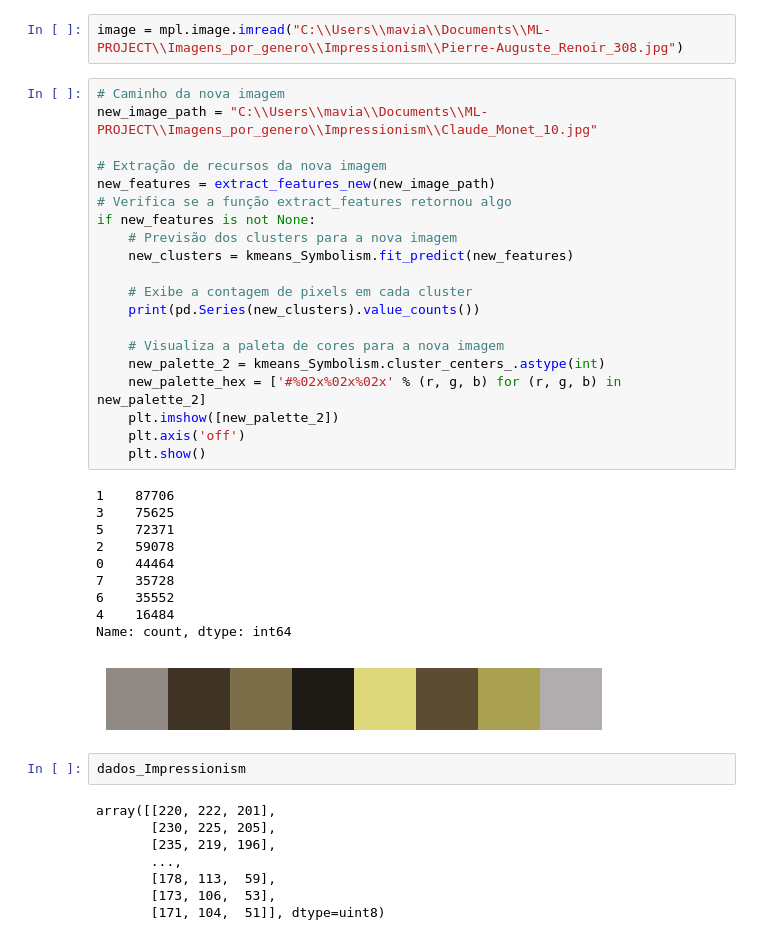
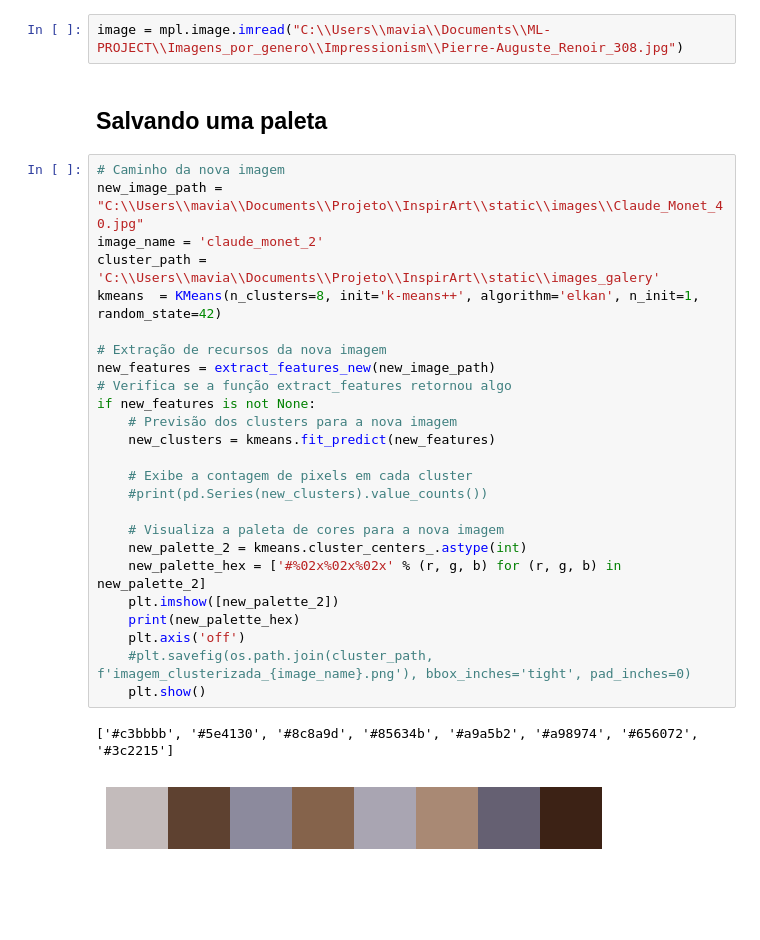
Before and after one commit to IDFMaviana/InspirArt, a Jupyter notebook: notebook - vizualizart inicial.ipynb, the cells around one changed output. Cells and saved outputs as stored; diff of their text form; blank space fills up the shorter version.

Commit message:
-estagios finais do projeto

```diff
--- a/notebook - vizualizart inicial.ipynb
+++ b/notebook - vizualizart inicial.ipynb
@@ -310,44 +306,33 @@ Paleta de Cores (Hex): ['#904c2f', '#ded9d3', '#423835', '#8e96a2', '#ceb18d', '
 salva_modelo(kmeans_Symbolism,'Symbolism')
 # %%
 image = mpl.image.imread("C:\\Users\\mavia\\Documents\\ML-PROJECT\\Imagens_por_genero\\Impressionism\\Pierre-Auguste_Renoir_308.jpg")
+# %% [markdown]
+## Salvando uma paleta
 # %%
 # Caminho da nova imagem
-new_image_path = "C:\\Users\\mavia\\Documents\\ML-PROJECT\\Imagens_por_genero\\Impressionism\\Claude_Monet_10.jpg"
+new_image_path = "C:\\Users\\mavia\\Documents\\Projeto\\InspirArt\\static\\images\\Claude_Monet_40.jpg"
+image_name = 'claude_monet_2'
+cluster_path = 'C:\\Users\\mavia\\Documents\\Projeto\\InspirArt\\static\\images_galery'
+kmeans  = KMeans(n_clusters=8, init='k-means++', algorithm='elkan', n_init=1, random_state=42)
 
 # Extração de recursos da nova imagem
 new_features = extract_features_new(new_image_path)
 # Verifica se a função extract_features retornou algo
 if new_features is not None:
     # Previsão dos clusters para a nova imagem
-    new_clusters = kmeans_Symbolism.fit_predict(new_features)
+    new_clusters = kmeans.fit_predict(new_features)
 
     # Exibe a contagem de pixels em cada cluster
-    print(pd.Series(new_clusters).value_counts())
+    #print(pd.Series(new_clusters).value_counts())
 
     # Visualiza a paleta de cores para a nova imagem
-    new_palette_2 = kmeans_Symbolism.cluster_centers_.astype(int)
+    new_palette_2 = kmeans.cluster_centers_.astype(int)
     new_palette_hex = ['#%02x%02x%02x' % (r, g, b) for (r, g, b) in new_palette_2]
     plt.imshow([new_palette_2])
+    print(new_palette_hex)
     plt.axis('off')
+    #plt.savefig(os.path.join(cluster_path, f'imagem_clusterizada_{image_name}.png'), bbox_inches='tight', pad_inches=0)
     plt.show()
 # %% [output]
-1    87706
-3    75625
-5    72371
-2    59078
-0    44464
-7    35728
-6    35552
-4    16484
-Name: count, dtype: int64
+['#c3bbbb', '#5e4130', '#8c8a9d', '#85634b', '#a9a5b2', '#a98974', '#656072', '#3c2215']
-[figure, old version]
+[figure, new version]
-# %%
-dados_Impressionism
-# %% [output]
-array([[220, 222, 201],
-       [230, 225, 205],
-       [235, 219, 196],
-       ...,
-       [178, 113,  59],
-       [173, 106,  53],
-       [171, 104,  51]], dtype=uint8)
```
Also changed, not shown: parts of 5 cells of this notebook, 20 other files.
